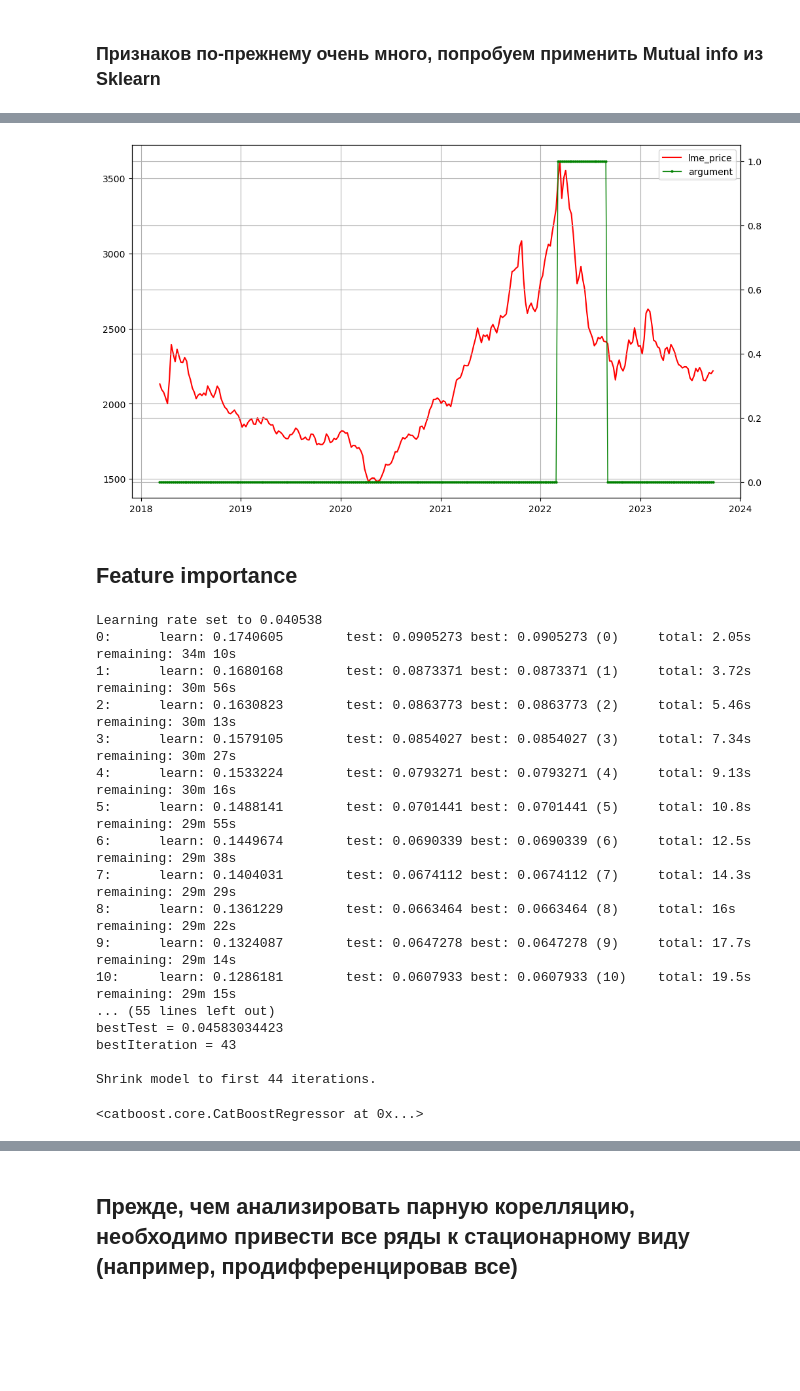
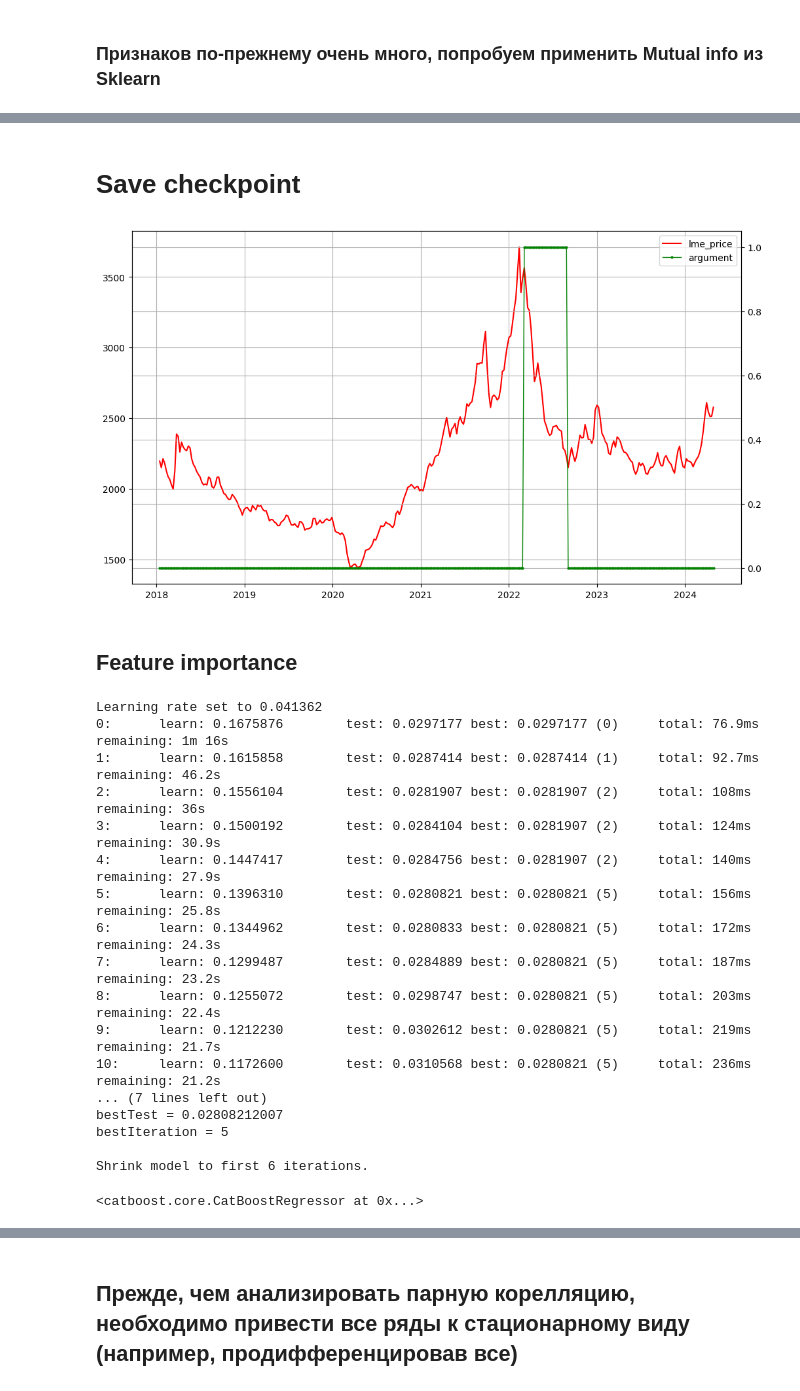
Before and after one commit to vechenn/cost-prediction-repo, a Jupyter notebook: notebooks/feature_engineering.ipynb, the cells around one changed output, grey strips where cells are left out. Saved outputs shown, nothing was run; the diff lists cells and outputs as text; code cells hidden in the pictures; blank space fills up the shorter version.

```diff
--- a/notebooks/feature_engineering.ipynb
+++ b/notebooks/feature_engineering.ipynb
@@ -189,6 +188,8 @@ Number of selected features: 4554
 extracted_relevant_features = extracted_relevant_features.loc[:, selected_features].copy()
 # %%
 extracted_relevant_features['target'] = y.values
+# %% [markdown]
+# Save checkpoint
 # %%
 # features and target after variance threshold and mutual info
 extracted_relevant_features.to_csv('../data/processed/data_after_vt_mi.csv')
@@ -199,15 +200,15 @@ extracted_relevant_features = pd.read_csv('../data/processed/features_after_vt_m
 extracted_relevant_features['after_feb']=np.where((extracted_relevant_features.index>='2022-03-01')&(extracted_relevant_features.index<='2022-09-01'), 1, 0)
 # %%
 fig, ax = plt.subplots(figsize=(12, 7))
-l1, = ax.plot(extracted_relevant_features.index.values, extracted_relevant_features.lme_price_smooth.values, color='r')
+l1, = ax.plot(extracted_relevant_features.index.values, extracted_relevant_features.target.values, color='r')
 ax1 = ax.twinx()
 l2, = ax1.plot(extracted_relevant_features.index.values, extracted_relevant_features.after_feb, color='g', marker='o', linewidth=1, markersize=2)
 ax1.legend([l1,l2],['lme_price', 'argument'])
 #ax1.set_ylim([0,1e6])
 ax.grid(True)
 ax1.grid(True)
 # %% [output]
-[figure, old version]
+[figure, new version]
 # %% [markdown]
 ## Feature importance
 # %%
@@ -229,25 +230,25 @@ model = CatBoostRegressor(eval_metric = "MAPE",
 model.fit(X=X_train,
           y=y_train,
           eval_set=(X_valid, y_valid),
-          early_stopping_rounds=20)
+          early_stopping_rounds=10)
 # %% [output]
-Learning rate set to 0.040538
-0:      learn: 0.1740605        test: 0.0905273 best: 0.0905273 (0)     total: 2.05s    remaining: 34m 10s
-1:      learn: 0.1680168        test: 0.0873371 best: 0.0873371 (1)     total: 3.72s    remaining: 30m 56s
-2:      learn: 0.1630823        test: 0.0863773 best: 0.0863773 (2)     total: 5.46s    remaining: 30m 13s
-3:      learn: 0.1579105        test: 0.0854027 best: 0.0854027 (3)     total: 7.34s    remaining: 30m 27s
-4:      learn: 0.1533224        test: 0.0793271 best: 0.0793271 (4)     total: 9.13s    remaining: 30m 16s
-5:      learn: 0.1488141        test: 0.0701441 best: 0.0701441 (5)     total: 10.8s    remaining: 29m 55s
-6:      learn: 0.1449674        test: 0.0690339 best: 0.0690339 (6)     total: 12.5s    remaining: 29m 38s
-7:      learn: 0.1404031        test: 0.0674112 best: 0.0674112 (7)     total: 14.3s    remaining: 29m 29s
-8:      learn: 0.1361229        test: 0.0663464 best: 0.0663464 (8)     total: 16s      remaining: 29m 22s
-9:      learn: 0.1324087        test: 0.0647278 best: 0.0647278 (9)     total: 17.7s    remaining: 29m 14s
-10:     learn: 0.1286181        test: 0.0607933 best: 0.0607933 (10)    total: 19.5s    remaining: 29m 15s
-... (55 lines left out)
-bestTest = 0.04583034423
-bestIteration = 43
+Learning rate set to 0.041362
+0:      learn: 0.1675876        test: 0.0297177 best: 0.0297177 (0)     total: 76.9ms   remaining: 1m 16s
+1:      learn: 0.1615858        test: 0.0287414 best: 0.0287414 (1)     total: 92.7ms   remaining: 46.2s
+2:      learn: 0.1556104        test: 0.0281907 best: 0.0281907 (2)     total: 108ms    remaining: 36s
+3:      learn: 0.1500192        test: 0.0284104 best: 0.0281907 (2)     total: 124ms    remaining: 30.9s
+4:      learn: 0.1447417        test: 0.0284756 best: 0.0281907 (2)     total: 140ms    remaining: 27.9s
+5:      learn: 0.1396310        test: 0.0280821 best: 0.0280821 (5)     total: 156ms    remaining: 25.8s
+6:      learn: 0.1344962        test: 0.0280833 best: 0.0280821 (5)     total: 172ms    remaining: 24.3s
+7:      learn: 0.1299487        test: 0.0284889 best: 0.0280821 (5)     total: 187ms    remaining: 23.2s
+8:      learn: 0.1255072        test: 0.0298747 best: 0.0280821 (5)     total: 203ms    remaining: 22.4s
+9:      learn: 0.1212230        test: 0.0302612 best: 0.0280821 (5)     total: 219ms    remaining: 21.7s
+10:     learn: 0.1172600        test: 0.0310568 best: 0.0280821 (5)     total: 236ms    remaining: 21.2s
+... (7 lines left out)
+bestTest = 0.02808212007
+bestIteration = 5
 
-Shrink model to first 44 iterations.
+Shrink model to first 6 iterations.
 <catboost.core.CatBoostRegressor at 0x...>
 # %%
 prediction = model.predict(X_full_test)
```
Also changed, not shown: parts of 59 cells of this notebook, 15 other files.
